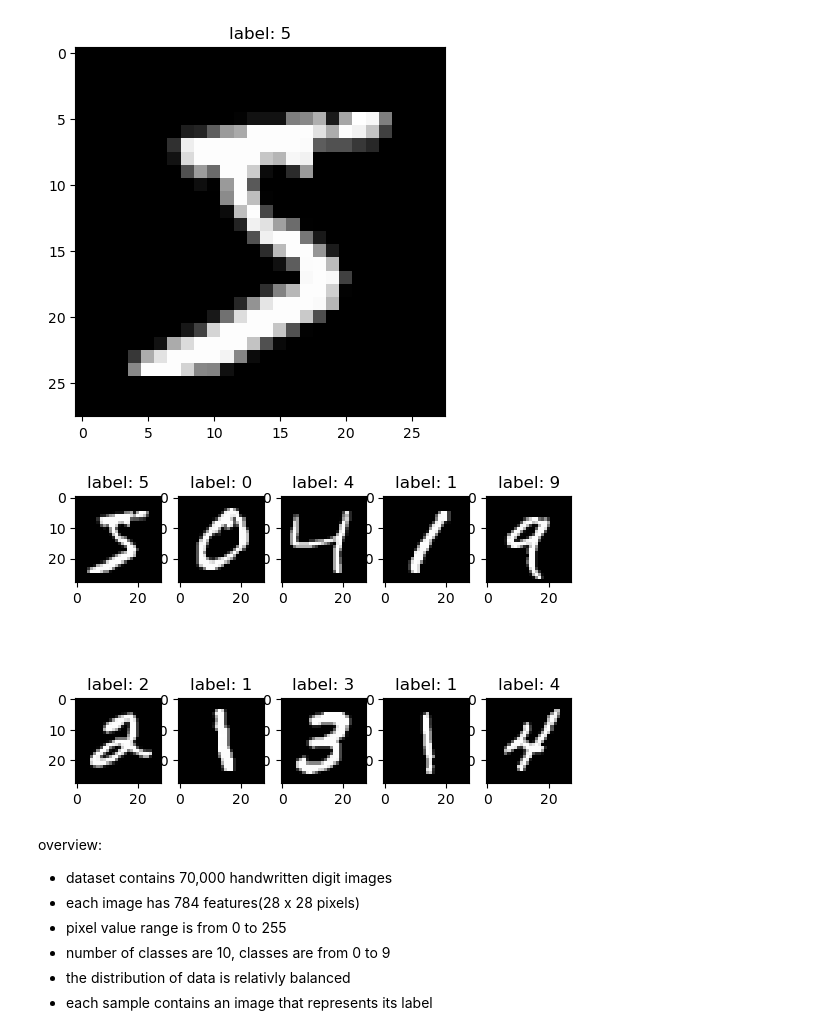
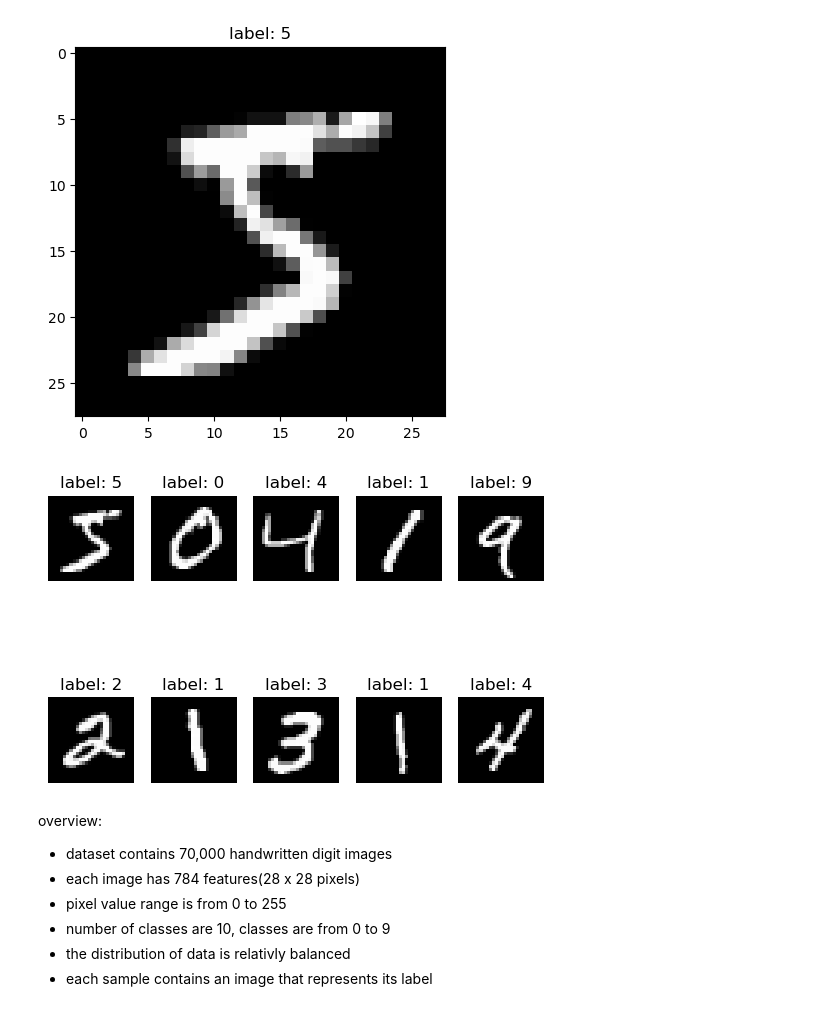
Before and after one commit to shukriaarifi/handwritten_digit_recognition, a Jupyter notebook: notebooks/mnist.ipynb, the cells around one changed output. Saved outputs shown, nothing was run; the diff lists cells and outputs as text; code cells hidden in the pictures.

```diff
--- a/notebooks/mnist.ipynb
+++ b/notebooks/mnist.ipynb
@@ -79,11 +87,13 @@ plt.show()
 # %%
 for i in range(10):
     plt.subplot(2, 5, i+1)
     plt.imshow(x[i].reshape(28, 28), cmap="gray")
     plt.title(f"label: {y[i]}")
+    plt.axis("off")
+
 plt.show()
 # %% [output]
-[figure, old version]
+[figure, new version]
 # %% [markdown]
 overview:
 - dataset contains 70,000 handwritten digit images
```
Also changed, not shown: parts of 8 cells of this notebook.
